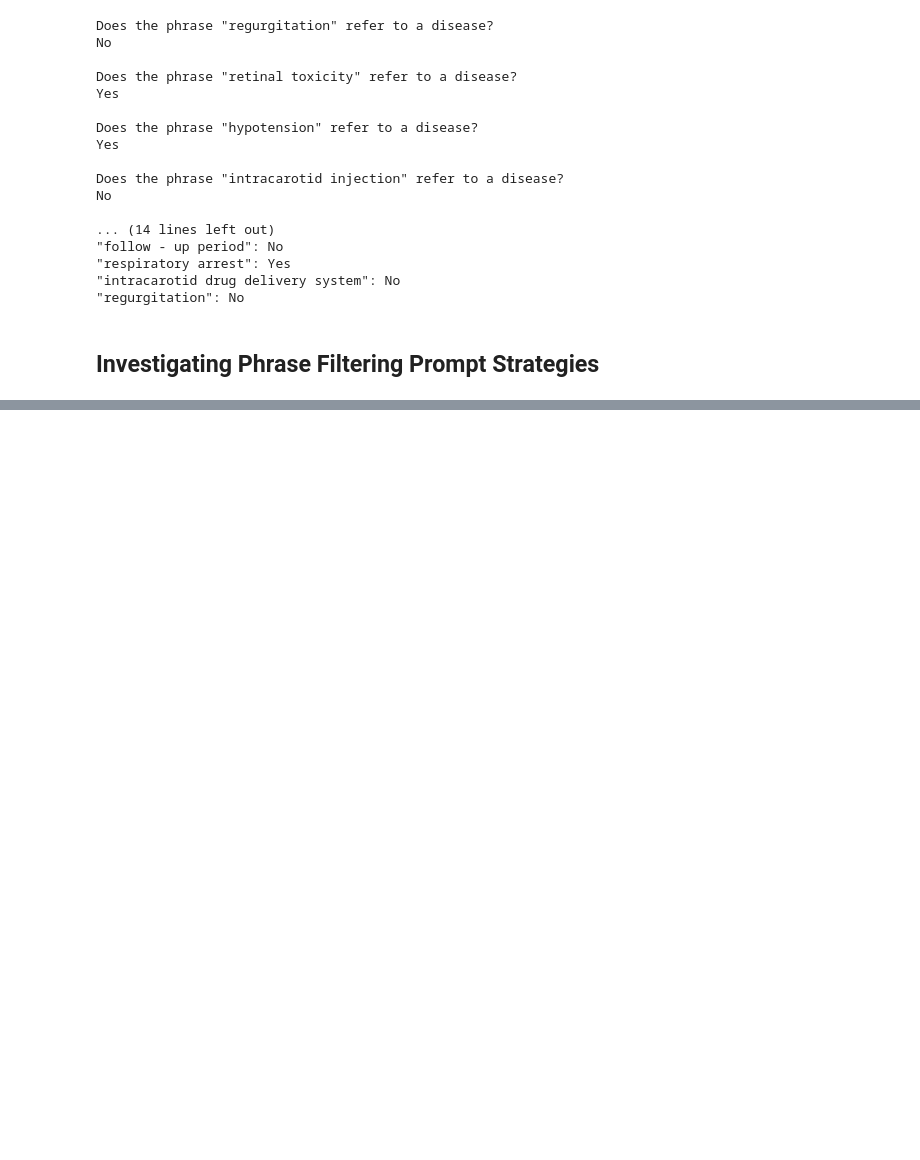
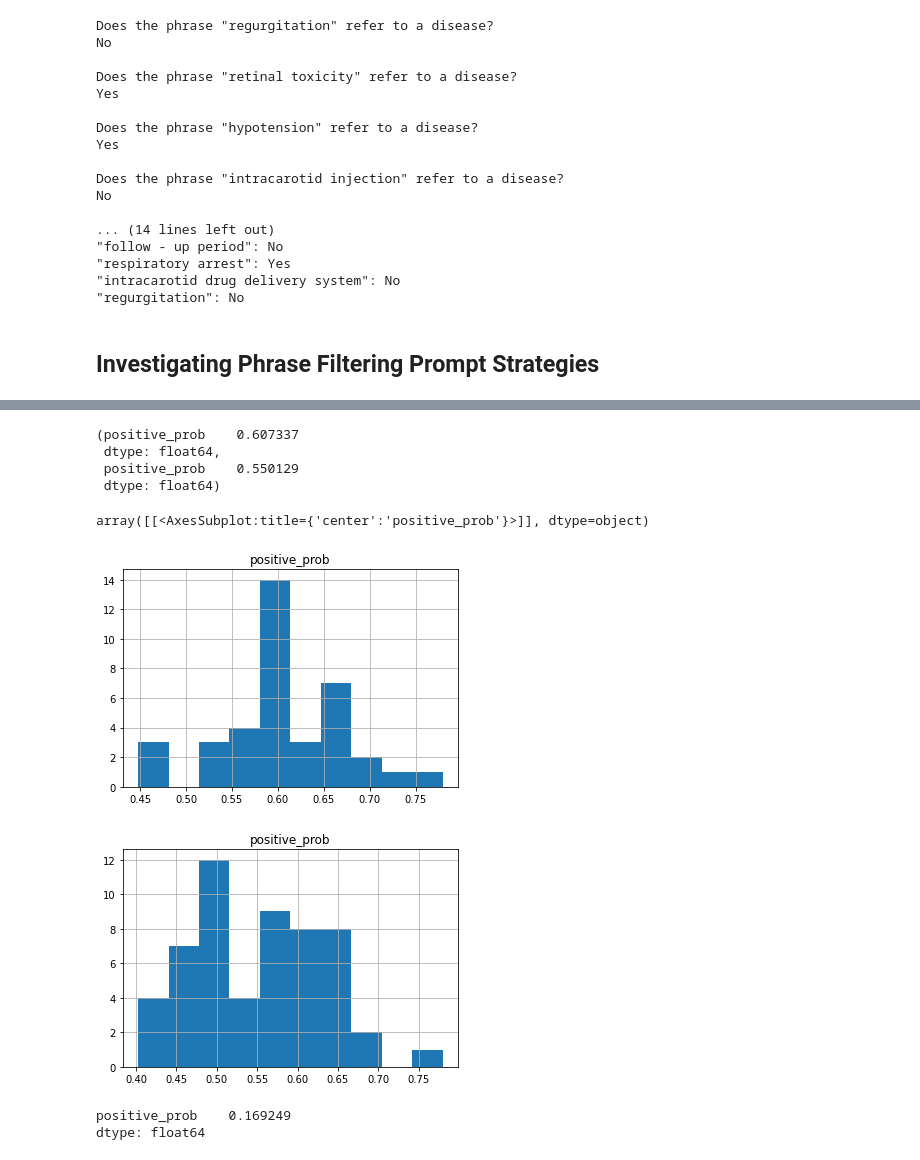
Before and after one commit to nickmcneal/biomedical-information-extraction, a Jupyter notebook: src/GPT-3 Running.ipynb, the cells around one changed output, grey strips where cells are left out. Saved outputs shown, nothing was run; the diff lists cells and outputs as text; code cells hidden in the pictures; blank space fills up the shorter version.

```diff
--- a/src/GPT-3 Running.ipynb
+++ b/src/GPT-3 Running.ipynb
@@ -209,7 +213,7 @@ def run_gpt3_ner_post_filtering(engine,
 # %%
 logit_bias = 10
 sep_logit_bias = 10
-new_line_logit_bias = 9
+new_line_logit_bias = 10
 # %%
 #GENERATE NER PREDICTIONS
 gpt3_output = []
@@ -462,6 +680,7 @@ No
 ## Investigating Phrase Filtering Prompt Strategies
 # %%
 predicted_phrases = pd.read_csv('../outputs/bc5cdr_disease_ner_predicted_phrases.tsv')
+predicted_phrases = predicted_phrases[pd.notna(predicted_phrases.phrase)]
 # %%
 filter_prompt = """Determine whether the following phrases are diseases or not:
 "respiratory arrest", "myocardial infarction", "hypotension", "retinal toxicity", "diabetic autonomic neuropathy", "intracarotid drug delivery system", "follow - up period", "amphetamine", "regurgitation", "intracarotid injection"
@@ -478,4 +697,4 @@ filter_prompt = """Determine whether the following phrases are diseases or not:
 "regurgitation": No
 """
 
-template_prompt = 'Does the phrase "{}" refer to a disease?'
+template_prompt = 'Determine whether the following phrases are diseases or not:\n{}'
@@ -482 +722,37 @@ template_prompt = 'Does the phrase "{}" refer to a disease?'
+# %%
+def extract_yes_no_probs(entity_list, predicted_sample):
+    predicted_text = predicted_sample['choices'][0]['text']
+    print('GPT3 Output:' + predicted_text)
+    entity_probs = []
+    predicted_lines = predicted_text.split('\n')
+
+    curr_token = 0
+    for i, phrase_to_pred in enumerate(entity_list):
+
+        predicted_line = predicted_lines[i]
+        tokens = tokenizer.encode(predicted_line)
+        curr_token += len(tokens)
+
+        if i == 0:
+            phrase, prediction = phrase_to_pred, predicted_line
+        else:
+            phrase, prediction = predicted_line.split(':')
+
+        try:
+            yes_no_dict = dict(predicted_sample['choices'][0]['logprobs']['top_logprobs'][curr_token-1])
+            prob = calc_prob(yes_no_dict)
+        except:
+            ipdb.set_trace()
+        entity_probs.append((phrase_to_pred.replace('"',''), prob[0], prob[1]))
+
+        curr_token += 1
+
+    return entity_probs
+
+def calc_prob(yes_no_dict):
+    entity_logits = []
+    for opt in ['No','Yes']:
+        entity_logits.append(yes_no_dict[opt])
+
+    return scipy.special.softmax(entity_logits)
 # %%
@@ -501,0 +824,19 @@ logit_biases[198] = -10
+# %%
+predicted_new_probs_df[predicted_new_probs_df.true_ent == 1][['positive_prob']].mean(), predicted_new_probs_df[predicted_new_probs_df.true_ent == 0][['positive_prob']].mean()
+# %% [output]
+(positive_prob    0.607337
+ dtype: float64,
+ positive_prob    0.550129
+ dtype: float64)
+# %%
+predicted_new_probs_df[predicted_new_probs_df.true_ent == 1][['positive_prob']].hist()
+predicted_new_probs_df[predicted_new_probs_df.true_ent == 0][['positive_prob']].hist()
+# %% [output]
+array([[<AxesSubplot:title={'center':'positive_prob'}>]], dtype=object)
+[figure, added]
+[figure, added]
+# %%
+predicted_phrases[predicted_phrases.true_ent == 1][['positive_prob']].mean()- predicted_phrases[predicted_phrases.true_ent == 0][['positive_prob']].mean()
+# %% [output]
+positive_prob    0.169249
+dtype: float64
```
Also changed, not shown: parts of 19 cells of this notebook, 17 other files.
